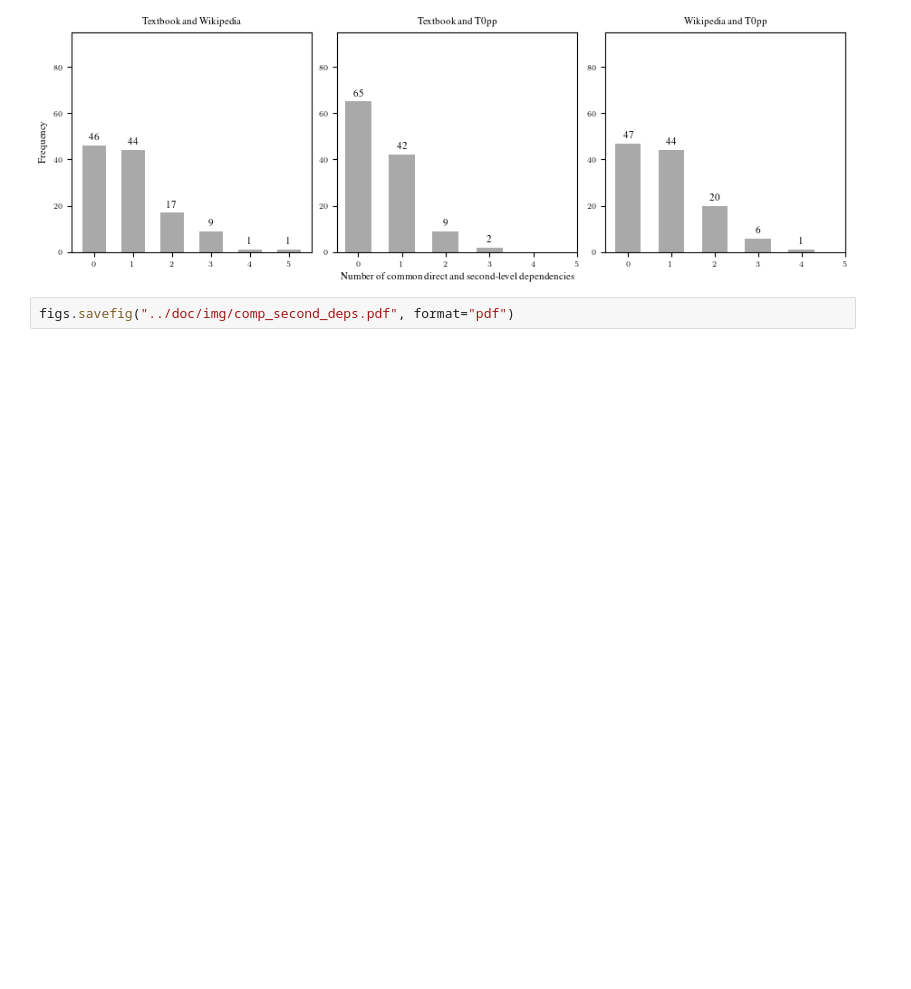
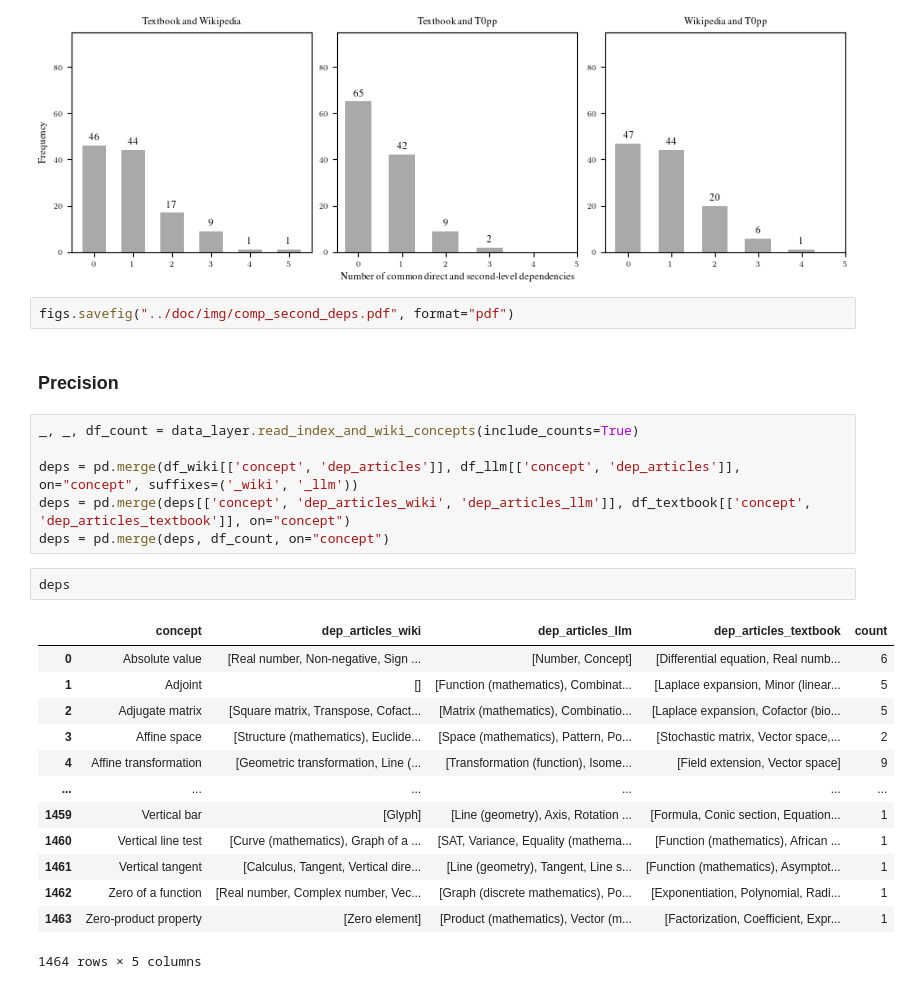
Before and after one commit to mlcolab/learning-dependencies, a Jupyter notebook: exp/22_Metrics.ipynb, the cells around one changed output. Drawn from its saved outputs; the diff is of its cells as text; blank space fills up the shorter version.

```diff
--- a/exp/22_Metrics.ipynb
+++ b/exp/22_Metrics.ipynb
@@ -169,3 +261,27 @@ plt.show()
 [figure]
 # %%
 figs.savefig("../doc/img/comp_second_deps.pdf", format="pdf")
+# %% [markdown]
+### Precision
+# %%
+_, _, df_count = data_layer.read_index_and_wiki_concepts(include_counts=True)
+
+deps = pd.merge(df_wiki[['concept', 'dep_articles']], df_llm[['concept', 'dep_articles']], on="concept", suffixes=('_wiki', '_llm'))
+deps = pd.merge(deps[['concept', 'dep_articles_wiki', 'dep_articles_llm']], df_textbook[['concept', 'dep_articles_textbook']], on="concept")
+deps = pd.merge(deps, df_count, on="concept")
+# %%
+deps
+# %% [output]
+|  | concept | dep_articles_wiki | dep_articles_llm | dep_articles_textbook | count |
+| 0 | Absolute value | [Real number, Non-negative, Sign ... | [Number, Concept] | [Differential equation, Real numb... | 6 |
+| 1 | Adjoint | [] | [Function (mathematics), Combinat... | [Laplace expansion, Minor (linear... | 5 |
+| 2 | Adjugate matrix | [Square matrix, Transpose, Cofact... | [Matrix (mathematics), Combinatio... | [Laplace expansion, Cofactor (bio... | 5 |
+| 3 | Affine space | [Structure (mathematics), Euclide... | [Space (mathematics), Pattern, Po... | [Stochastic matrix, Vector space,... | 2 |
+| 4 | Affine transformation | [Geometric transformation, Line (... | [Transformation (function), Isome... | [Field extension, Vector space] | 9 |
+| ... | ... | ... | ... | ... | ... |
+| 1459 | Vertical bar | [Glyph] | [Line (geometry), Axis, Rotation ... | [Formula, Conic section, Equation... | 1 |
+| 1460 | Vertical line test | [Curve (mathematics), Graph of a ... | [SAT, Variance, Equality (mathema... | [Function (mathematics), African ... | 1 |
+| 1461 | Vertical tangent | [Calculus, Tangent, Vertical dire... | [Line (geometry), Tangent, Line s... | [Function (mathematics), Asymptot... | 1 |
+| 1462 | Zero of a function | [Real number, Complex number, Vec... | [Graph (discrete mathematics), Po... | [Exponentiation, Polynomial, Radi... | 1 |
+| 1463 | Zero-product property | [Zero element] | [Product (mathematics), Vector (m... | [Factorization, Coefficient, Expr... | 1 |
+1464 rows × 5 columns
```
Also changed, not shown: parts of 14 cells of this notebook, 4 other files.
